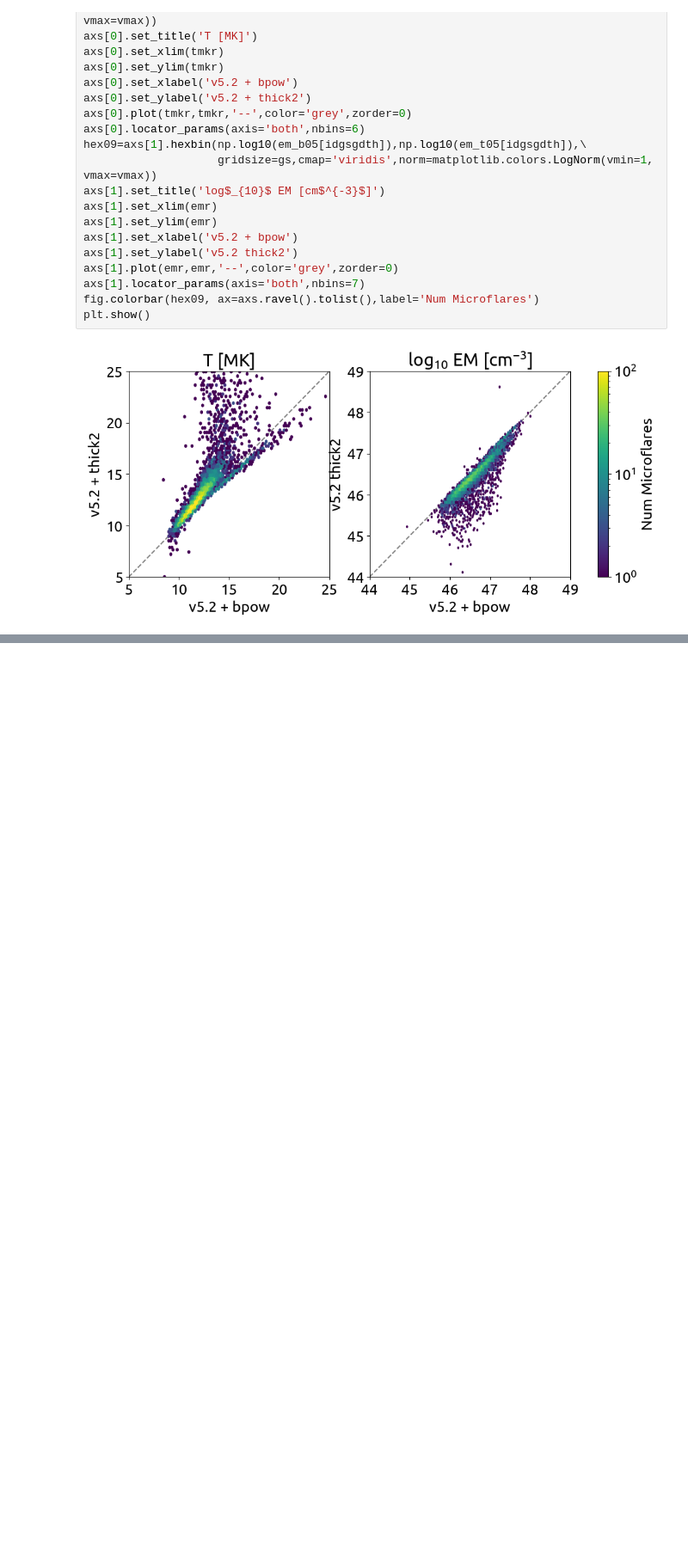
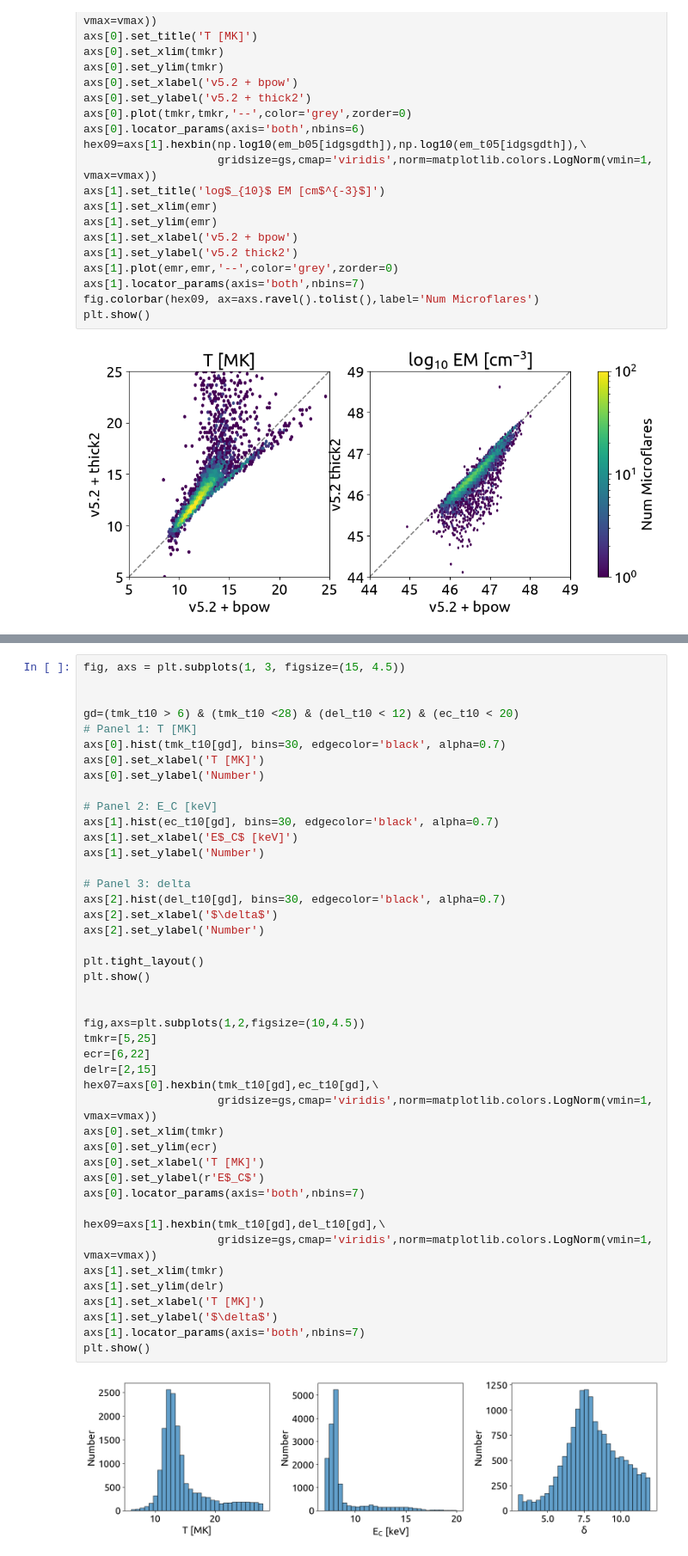
Before and after one commit to ianan/wee_2024, a Jupyter notebook: compare_bpowtt.ipynb, the cells around one changed output, grey strips where cells are left out. Shown at 86% size. Saved outputs shown, nothing was run; the diff lists cells and outputs as text; blank space fills up the shorter version.

```diff
--- a/compare_bpowtt.ipynb
+++ b/compare_bpowtt.ipynb
@@ -352,0 +383,46 @@ plt.show()
+# %%
+fig, axs = plt.subplots(1, 3, figsize=(15, 4.5))
+
+
+gd=(tmk_t10 > 6) & (tmk_t10 <28) & (del_t10 < 12) & (ec_t10 < 20)
+# Panel 1: T [MK]
+axs[0].hist(tmk_t10[gd], bins=30, edgecolor='black', alpha=0.7)
+axs[0].set_xlabel('T [MK]')
+axs[0].set_ylabel('Number')
+
+# Panel 2: E_C [keV]
+axs[1].hist(ec_t10[gd], bins=30, edgecolor='black', alpha=0.7)
+axs[1].set_xlabel('E$_C$ [keV]')
+axs[1].set_ylabel('Number')
+
+# Panel 3: delta
+axs[2].hist(del_t10[gd], bins=30, edgecolor='black', alpha=0.7)
+axs[2].set_xlabel('$\delta$')
+axs[2].set_ylabel('Number')
+
+plt.tight_layout()
+plt.show()
+
+
+fig,axs=plt.subplots(1,2,figsize=(10,4.5))
+tmkr=[5,25]
+ecr=[6,22]
+delr=[2,15]
+hex07=axs[0].hexbin(tmk_t10[gd],ec_t10[gd],\
+                    gridsize=gs,cmap='viridis',norm=matplotlib.colors.LogNorm(vmin=1, vmax=vmax))
+axs[0].set_xlim(tmkr)
+axs[0].set_ylim(ecr)
+axs[0].set_xlabel('T [MK]')
+axs[0].set_ylabel(r'E$_C$')
+axs[0].locator_params(axis='both',nbins=7)
+
+hex09=axs[1].hexbin(tmk_t10[gd],del_t10[gd],\
+                    gridsize=gs,cmap='viridis',norm=matplotlib.colors.LogNorm(vmin=1, vmax=vmax))
+axs[1].set_xlim(tmkr)
+axs[1].set_ylim(delr)
+axs[1].set_xlabel('T [MK]')
+axs[1].set_ylabel('$\delta$')
+axs[1].locator_params(axis='both',nbins=7)
+plt.show()
+# %% [output]
+[figure, added]
```
Also changed, not shown: parts of 6 cells of this notebook.
